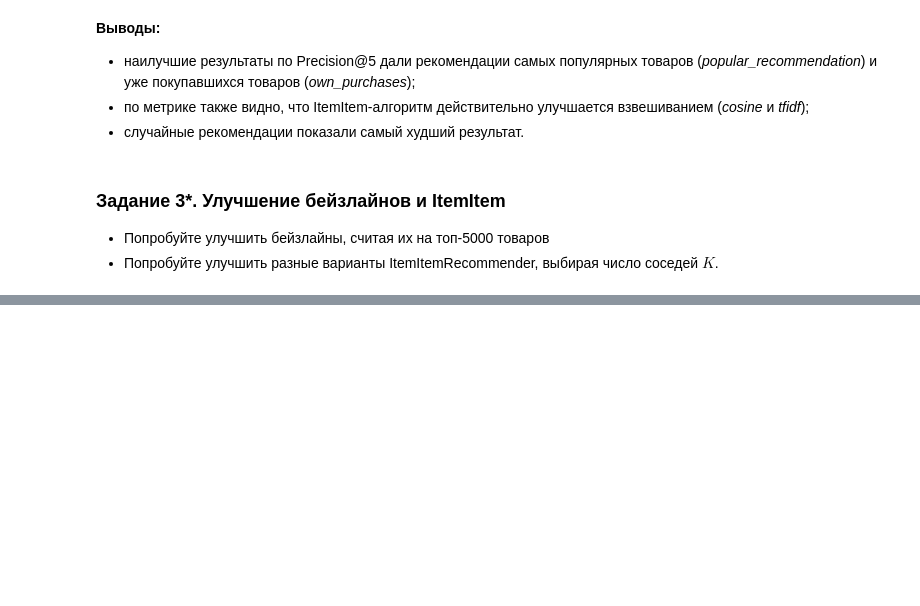
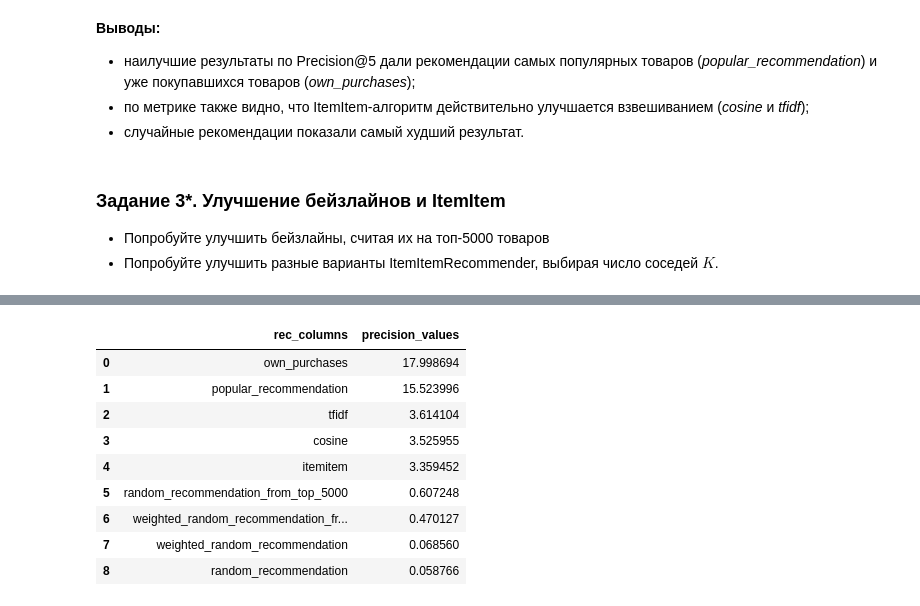
Before and after one commit to NovikovVN/rec_sys, a Jupyter notebook: RecSys_2.ipynb, the cells around one changed output, grey strips where cells are left out. Saved outputs shown, nothing was run; the diff lists cells and outputs as text; code cells hidden in the pictures; blank space fills up the shorter version.

```diff
--- a/RecSys_2.ipynb
+++ b/RecSys_2.ipynb
@@ -153,0 +155,16 @@ plt.show()
+# %%
+top_5000 = data_train.groupby('item_id')['user_id'].nunique().reset_index()
+top_5000.columns = ['item_id', 'purchases']
+top_5000.sort_values(by='purchases', ascending=False, inplace=True)
+top_5000 = top_5000.head(5000).reset_index(drop=True)
+
+# Возьмём для топа ранее расчитанные веса и вернём их
+# из нормированнного состояния к прежней шкале:
+top_5000 = pd.merge(top_5000, items_weights, how='left', on='item_id')
+top_5000.weight *= total_item_weights
+
+# После чего отнормируем заново:
+top_5000.weight /= top_5000.weight.sum()
+assert top_5000.weight.sum().round(12) == 1
+
+top_5000.head()
@@ -153,0 +198,19 @@ plt.show()
+# %%
+for column in [ 'random_recommendation_from_top_5000', 'weighted_random_recommendation_from_top_5000']:
+    precision_value = result[['actual', column]].apply(lambda x: precision_at_k(x, k), axis=1).mean()
+    add_dict = {'rec_columns': column, 'precision_values': precision_value}
+    mean_precision_at_k = mean_precision_at_k.append(add_dict, ignore_index=True)
+
+mean_precision_at_k.sort_values(by='precision_values', ascending=False, inplace=True)
+mean_precision_at_k.reset_index(drop=True)
+# %% [output]
+|  | rec_columns | precision_values |
+| 0 | own_purchases | 17.998694 |
+| 1 | popular_recommendation | 15.523996 |
+| 2 | tfidf | 3.614104 |
+| 3 | cosine | 3.525955 |
+| 4 | itemitem | 3.359452 |
+| 5 | random_recommendation_from_top_5000 | 0.607248 |
+| 6 | weighted_random_recommendation_fr... | 0.470127 |
+| 7 | weighted_random_recommendation | 0.068560 |
+| 8 | random_recommendation | 0.058766 |
```
Also changed, not shown: parts of 10 cells of this notebook.
